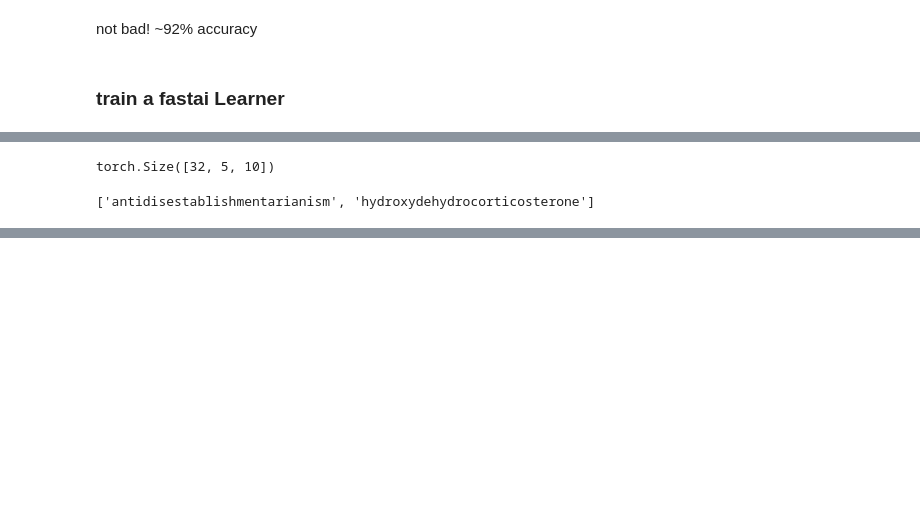
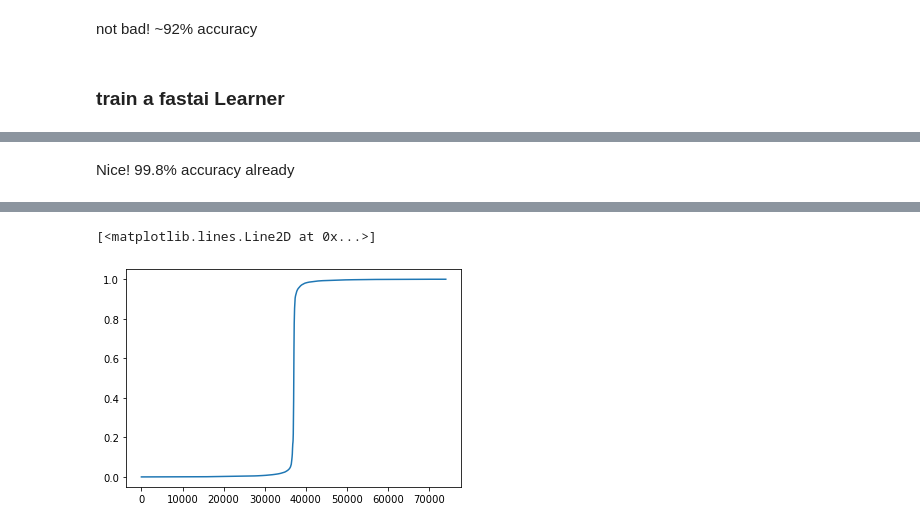
Before and after one commit to eugene-shvarts/fastai-sandbox, a Jupyter notebook: words.ipynb, the cells around one changed output, grey strips where cells are left out. Drawn from its saved outputs; the diff is of its cells as text; code cells hidden in the pictures; blank space fills up the shorter version.

Commit message:
trained nn

```diff
--- a/words.ipynb
+++ b/words.ipynb
@@ -195,7 +197,8 @@ not bad! ~92% accuracy
 # %% [markdown]
 ### train a fastai Learner
 # %%
-# let's construct a Dataset and a DataLoader
-dset = L((tens, label_fn(tens)) for tens in words_stack)
-dl = DataLoader(dset, batch_size=64, shuffle=True)
+# Let's construct Dataloaders for our training and validation sets
+dl_train = DataLoader(L((tens, label_fn(tens)) for tens in train_stack), batch_size=64, shuffle=True)
+dl_valid = DataLoader(L((tens, label_fn(tens)) for tens in valid_stack), batch_size=64)
+dls = DataLoaders(dl_train, dl_valid)
 # %%
@@ -225,4 +227,4 @@ dl = DataLoader(dset, batch_size=64, shuffle=True)
 # %%
-# let's start with a linear regression
-linear_model = nn.Linear(len(words), 1)
-learn = Learner(dls, linear_model, opt_func=SGD, loss_func=, metrics=)
+linear_model = nn.Linear(maxlen, 1)
+learn = Learner(dls, linear_model, opt_func=SGD, loss_func=BCEWithLogitsLossFlat(), metrics=partial(accuracy_multi, thresh=0.5))
+learn.fit(10, lr=1.)
@@ -233,8 +242,0 @@ tar = torch.randint(0, 10, (32, 5))
-# %%
-out.size()
-# %% [output]
-torch.Size([32, 5, 10])
-# %%
-print([word for word in words if len(word) == 28])
-# %% [output]
-['antidisestablishmentarianism', 'hydroxydehydrocorticosterone']
@@ -245,0 +243,10 @@ df = pd.DataFrame({'text': word_list, 'label': learn_fn(word_list)})
+# %% [markdown]
+Nice! 99.8% accuracy already
+# %%
+import matplotlib.pyplot as plt
+%matplotlib inline
+
+# check out that the validation scores are quite far from 0.5
+(out, tar) = learn.get_preds(dl = dl_valid)
+plt.plot(sorted(out))
+# %% [output]
@@ -245,0 +254,2 @@ df = pd.DataFrame({'text': word_list, 'label': learn_fn(word_list)})
+[<matplotlib.lines.Line2D at 0x...>]
+[figure, added]
```
Also changed, not shown: parts of 22 cells of this notebook.
